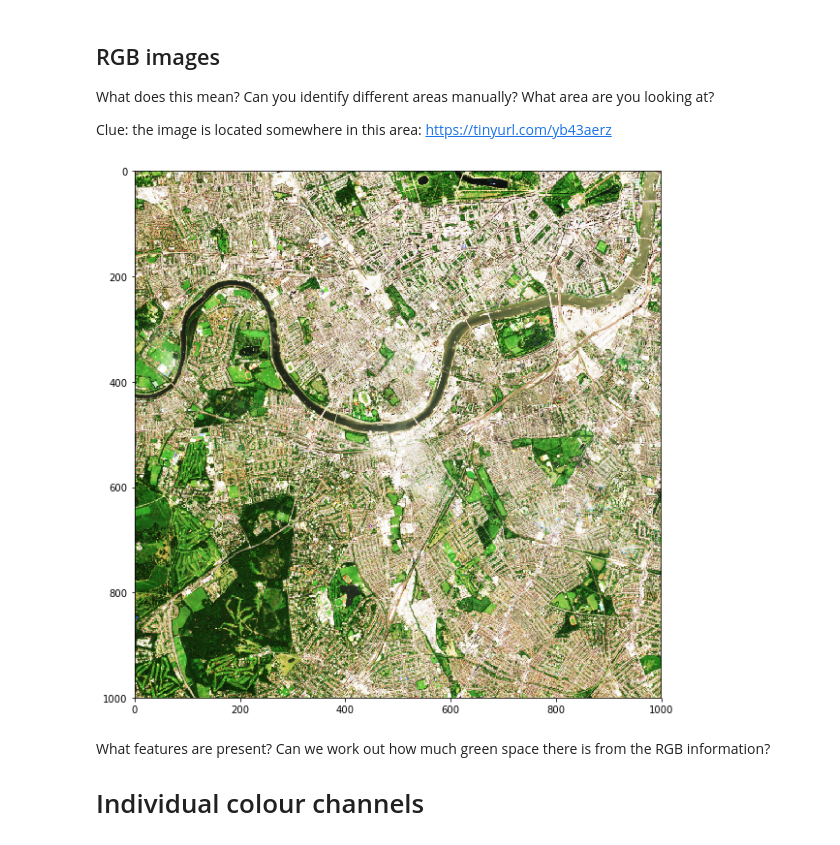
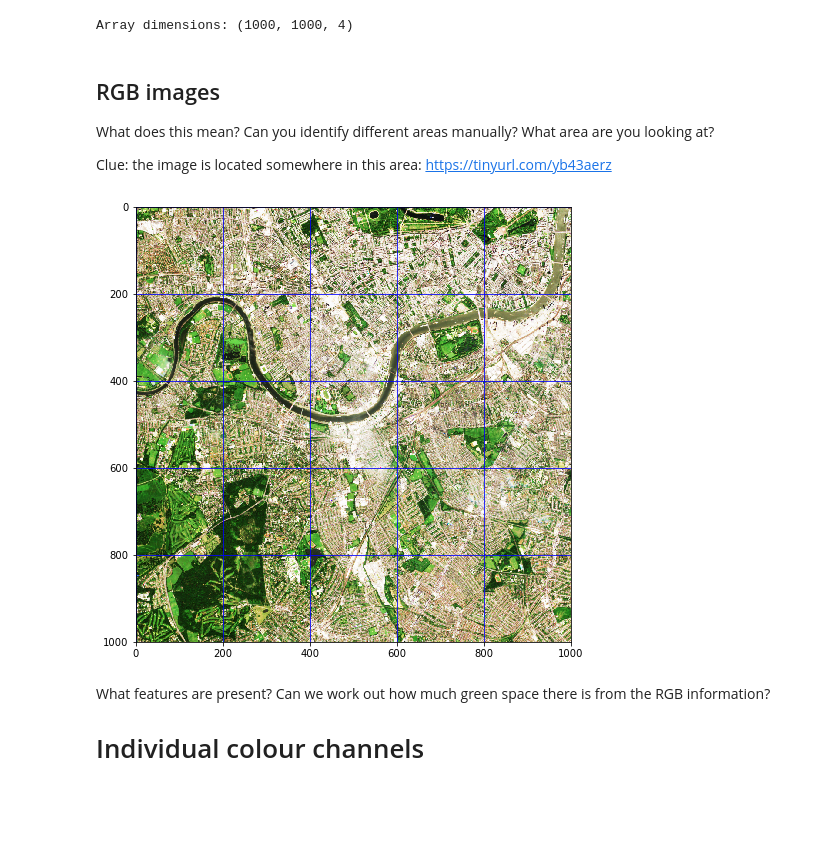
Before and after one commit to joe-fennell/data-analysis-part-1, a Jupyter notebook: Sentinel2_Example.ipynb, the cells around one changed output. Saved outputs shown, nothing was run; the diff lists cells and outputs as text; code cells hidden in the pictures; blank space fills up the shorter version.

Commit message:
moved funcs to separate python file

```diff
--- a/Sentinel2_Example.ipynb
+++ b/Sentinel2_Example.ipynb
@@ -36,14 +24,4 @@ def calculate_NDVI(image):
-# %%
-def image_histogram_equalization(image):
-    """ Image histogram equlisation"""
-    # from http://www.janeriksolem.net/2009/06/histogram-equalization-with-python-and.html
-
-    # get image histogram
-    image_histogram, bins = np.histogram(image.flatten(), 256, normed=True)
-    cdf = image_histogram.cumsum() # cumulative distribution function
-    cdf = (255-1) * cdf / cdf[-1] # normalize
-
-    # use linear interpolation of cdf to find new pixel values
-    image_equalized = np.interp(image.flatten(), bins[:-1], cdf)
-
-    return image_equalized.reshape(image.shape)
+# %%
+print('Array dimensions: {}'.format(im1.shape))
+# %% [output]
+Array dimensions: (1000, 1000, 4)
@@ -56,11 +36,12 @@ What area are you looking at?
 
 Clue: the image is located somewhere in this area: https://tinyurl.com/yb43aerz
 # %%
-plt.figure(figsize=(10,10))
-plt.imshow(image_histogram_equalization(im1[:,:,:3][:,:,::-1]).astype('uint8'))
+plt.figure(figsize=(8,8))
+plt.imshow(image_histogram_equalization(im1[:,:,:3]))
+plt.grid(color='blue')
 plt.show()
 # %% [output]
-[figure, old version]
+[figure, new version]
 # %% [markdown]
 What features are present?
 Can we work out how much green space there is from the RGB information?
```
Also changed, not shown: parts of 18 cells of this notebook, 1 other file.
